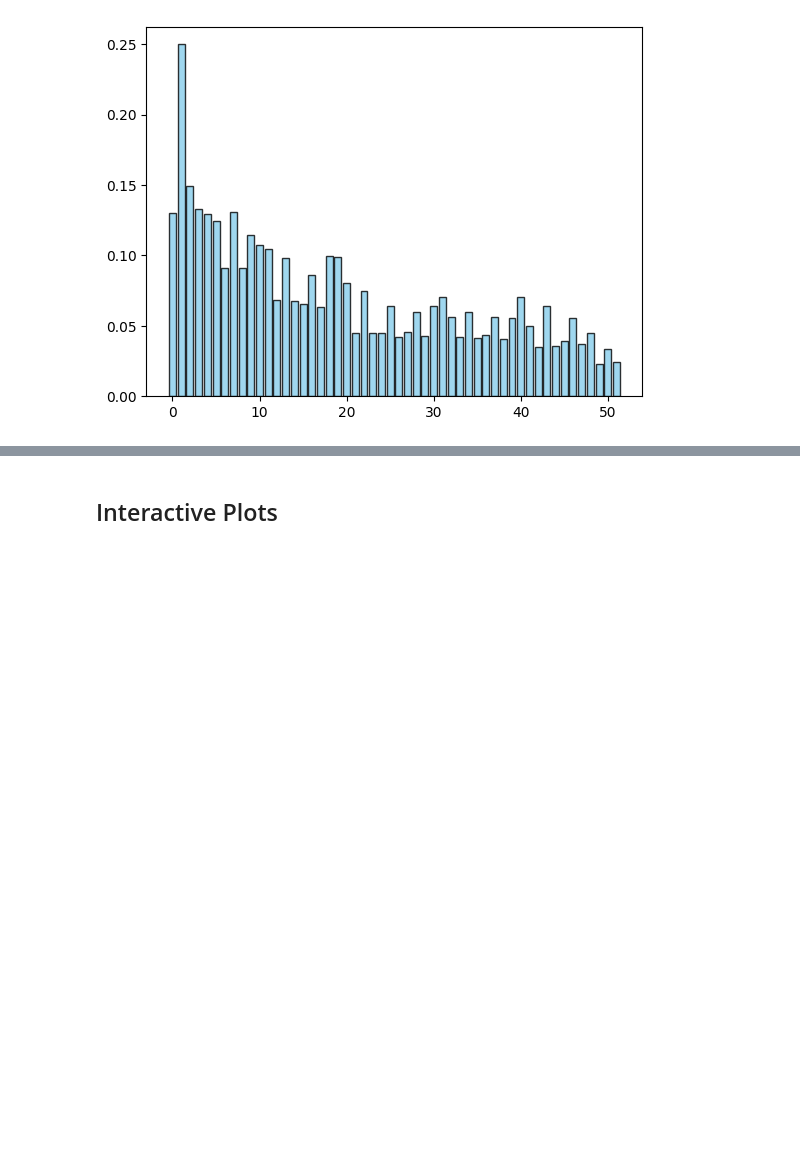
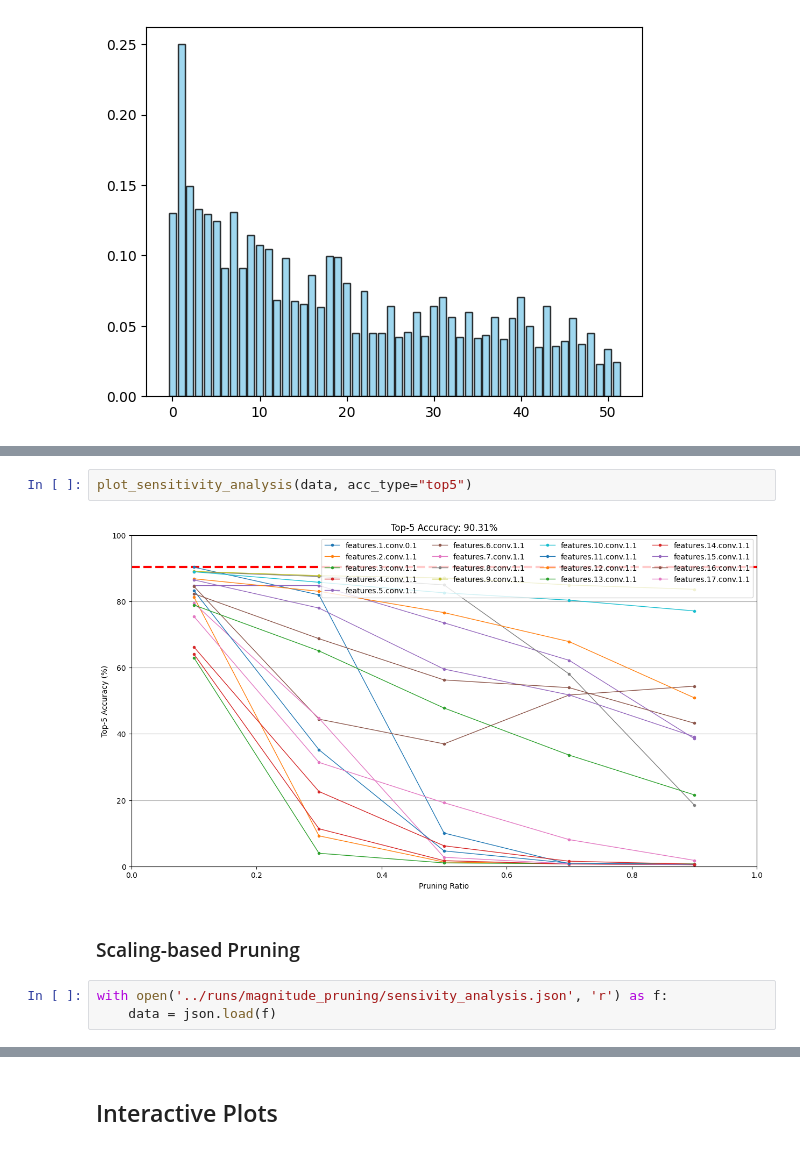
Before and after one commit to alfredowh/model-compression, a Jupyter notebook: notebooks/model_exploration.ipynb, the cells around one changed output, grey strips where cells are left out. Cells and saved outputs as stored; diff of their text form; blank space fills up the shorter version.

```diff
--- a/notebooks/model_exploration.ipynb
+++ b/notebooks/model_exploration.ipynb
@@ -210,0 +139,9 @@ plt.show()
+# %%
+plot_sensitivity_analysis(data, acc_type="top5")
+# %% [output]
+[figure, added]
+# %% [markdown]
+### Scaling-based Pruning
+# %%
+with open('../runs/magnitude_pruning/sensivity_analysis.json', 'r') as f:
+    data = json.load(f)
```
Also changed, not shown: parts of 18 cells of this notebook.
